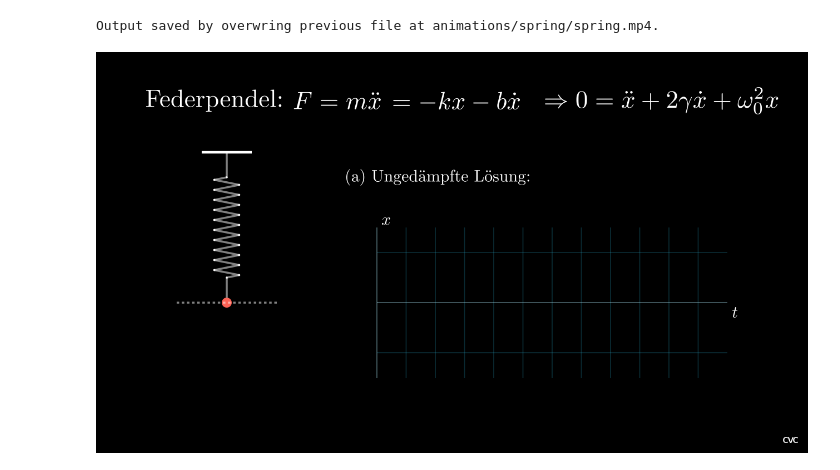
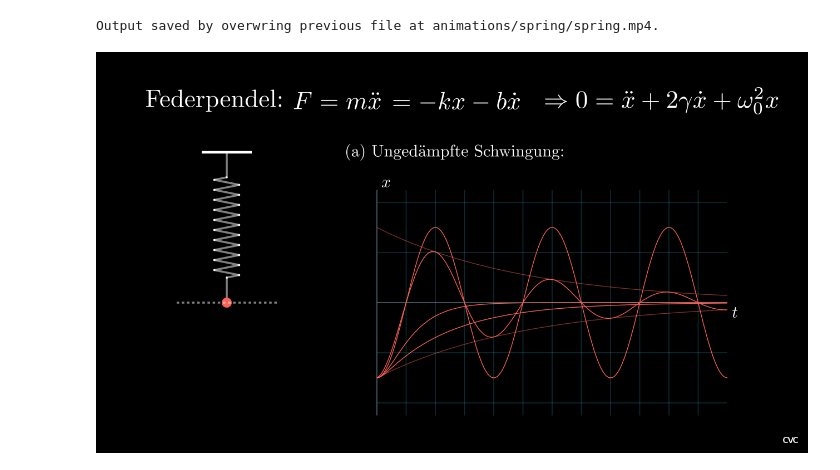
Before and after one commit to CVC97/Physics-Education-Animations, a Jupyter notebook: spring_harmonic_oszillator.ipynb, the cells around one changed output. Drawn from its saved outputs; the diff is of its cells as text; code cells hidden in the pictures.

```diff
--- a/spring_harmonic_oszillator.ipynb
+++ b/spring_harmonic_oszillator.ipynb
@@ -72,23 +97,23 @@ class spring_Scene(Scene):
 
 
         # Description
-        text_case1 = Tex(r'(a) Ungedämpfte Lösung:', font_size = 32).align_on_border(LEFT, buff = 5).shift(1.5*UP)
+        text_case1 = Tex(r'(a) Ungedämpfte Schwingung:', font_size = 32).align_on_border(LEFT, buff = 5).shift(2*UP)
         text_sol1 = Tex(r'$x(t)=x_0\cos{(\omega_0t)}$', font_size = 32, color = RED).align_on_border(LEFT, buff = 7).shift(1.25*UP)
         sol1_box = SurroundingRectangle(text_sol1, color = RED, buff = 0.2)
 
         # \frac{x_0}{2}\left[\left(1+\frac{\gamma}{\sqrt{\gamma^2+\omega_0^2}}\right)
 
-        text_case2 = Tex(r'(b) Kriechfall: $\gamma^2>\omega_0^2$', font_size = 32).align_on_border(LEFT, buff = 5).shift(1.5*UP)
-        text_sol2 = Tex(r'$x(t)=Ae^{\left(-\gamma+\sqrt{\gamma^2+\omega_0^2}\right)t}+Be^{\left(-\gamma-\sqrt{\gamma^2+\omega_0^2}\right)t}$', font_size = 32, color = RED).align_on_border(LEFT, buff = 6.5).shift(1.25*UP)
-        sol2_box = SurroundingRectangle(text_sol2, color = RED, buff = 0.15)
+        text_case2 = Tex(r'(b) Schwingfall: $\gamma^2<\omega_0^2$', font_size = 32).align_on_border(LEFT, buff = 5).shift(2*UP)
+        text_sol2 = Tex(r'$x(t)=x_0\cos{(\omega_0t)}e^{-\gamma t}$', font_size = 32, color = RED).align_on_border(LEFT, buff = 7).shift(1.25*UP)
+        sol2_box = SurroundingRectangle(text_sol2, color = RED, buff = 0.2)
 
-        text_case3 = Tex(r'(c) Schwingfall: $\gamma^2<\omega_0^2$', font_size = 32).align_on_border(LEFT, buff = 5).shift(1.5*UP)
-        text_sol3 = Tex(r'$x(t)=x_0\cos{(\omega_0t)}e^{-\gamma t}$', font_size = 32, color = RED).align_on_border(LEFT, buff = 7).shift(1.25*UP)
+        text_case3 = Tex(r'(d) Aperiodischer Grenzfall: $\gamma^2=\omega_0^2$', font_size = 32).align_on_border(LEFT, buff = 5).shift(2*UP)
+        text_sol3 = Tex(r'$x(t)=x_0(1+\gamma t)e^{-\gamma t}$', font_size = 32, color = RED).align_on_border(LEFT, buff = 7).shift(1.25*UP)
         sol3_box = SurroundingRectangle(text_sol3, color = RED, buff = 0.2)
 
-        text_case4 = Tex(r'(d) Aperiodischer Grenzfall: $\gamma^2=\omega_0^2$', font_size = 32).align_on_border(LEFT, buff = 5).shift(1.5*UP)
-        text_sol4 = Tex(r'$x(t)=x_0(1+\gamma t)e^{-\gamma t}$', font_size = 32, color = RED).align_on_border(LEFT, buff = 7).shift(1.25*UP)
-        sol4_box = SurroundingRectangle(text_sol4, color = RED, buff = 0.2)
+        text_case4 = Tex(r'(d) Kriechfall: $\gamma^2>\omega_0^2$', font_size = 32).align_on_border(LEFT, buff = 5).shift(2*UP)
+        text_sol4 = Tex(r'$x(t)=Ae^{\left(-\gamma+\sqrt{\gamma^2+\omega_0^2}\right)t}+Be^{\left(-\gamma-\sqrt{\gamma^2+\omega_0^2}\right)t}$', font_size = 32, color = RED).align_on_border(LEFT, buff = 6.5).shift(1.25*UP)
+        sol4_box = SurroundingRectangle(text_sol4, color = RED, buff = 0.15)
 
 
         # self.add(text_case1, text_sol1, sol1_box)
@@ -114,10 +139,10 @@ class spring_Scene(Scene):
         origin = [2, -1, 0]
 
         x_range = [0, 12, 1]
-        y_range = [-1.5, 1.5, 1]
+        y_range = [-2.25, 2.25, 1]
 
         x_length = 7
-        y_length = 3
+        y_length = 4.5
 
         npla = ComplexPlane(
             x_range = x_range, y_range = y_range, x_length = x_length, y_length = y_length,
@@ -130,33 +155,41 @@ class spring_Scene(Scene):
         npla_group = VGroup(npla, npla_xlabel, npla_ylabel)
         self.add(npla_group)
 
 
         # analytical solutions
+        sol_undamped = npla.plot(y_undamped, color = RED, stroke_width = 1.5, stroke_opacity = 1, x_range = [0, 12])
+        sol_underdamped = npla.plot(y_underdamped, color = RED, stroke_width = 1.5, stroke_opacity = 1, x_range = [0, 12])
+        over_underdamped = npla.plot(lambda x: x0 * np.exp(-gamma_underdamped * x), color = RED, stroke_width = 1.5, stroke_opacity = 0.5, x_range = [0, 12])
+        under_underdamped = npla.plot(lambda x: -x0 * np.exp(-gamma_underdamped * x), color = RED, stroke_width = 1.5, stroke_opacity = 0.5, x_range = [0, 12])
+        sol_critically_damped = npla.plot(y_critically_damped, color = RED, stroke_width = 1.5, stroke_opacity = 1, x_range = [0, 12])
+        sol_overdamped = npla.plot(y_overdamped, color = RED, stroke_width = 1.5, stroke_opacity = 1, x_range = [0, 12])
+        self.add(over_underdamped, under_underdamped)
+        self.add(sol_undamped, sol_underdamped, sol_critically_damped, sol_overdamped)
 
 
         # spring updater
         def spring_direct_updater(spring):
             target_pos = np.array([dot_pos[0], y_tracker.get_value(), 0])
             spring_mass.become(Dot(target_pos, color = RED, radius = 0.1))
             spring.become(Spring(start = anchor_pos, end = target_pos, k = 0.5, tip_buff = 0.5, nodes = 20))
 
         def spring_osz_updater(spring):
-            target_pos = np.array([dot_pos[0], -np.cos(y_tracker.get_value()) - 1, 0])
+            target_pos = np.array([dot_pos[0], x0 * np.cos(y_tracker.get_value()) - 1, 0])
             spring_mass.become(Dot(target_pos, color = RED, radius = 0.1))
             spring.become(Spring(start = anchor_pos, end = target_pos, k = 0.5, tip_buff = 0.5, nodes = 20))
 
 
         # y_tracker = ValueTracker(-1)
 
         # spring.add_updater(spring_direct_updater)
         # self.wait(0.5)
-        # self.play(y_tracker.animate.set_value(-2), rate_func = smooth, run_time = 2)
+        # self.play(y_tracker.animate.set_value(x0), rate_func = smooth, run_time = 2)
         # self.wait(3)
         # spring.remove_updater(spring_direct_updater)
         # y_tracker.set_value(0)
         # spring.add_updater(spring_osz_updater)
         # self.play(y_tracker.animate.set_value(8*PI), rate_func = linear, run_time = 8)
         # self.wait(5)
 # %% [output]
 Output saved by overwring previous file at animations/spring/spring.mp4.
-[figure, old version]
+[figure, new version]
```
Also changed, not shown: parts of 3 cells of this notebook.
